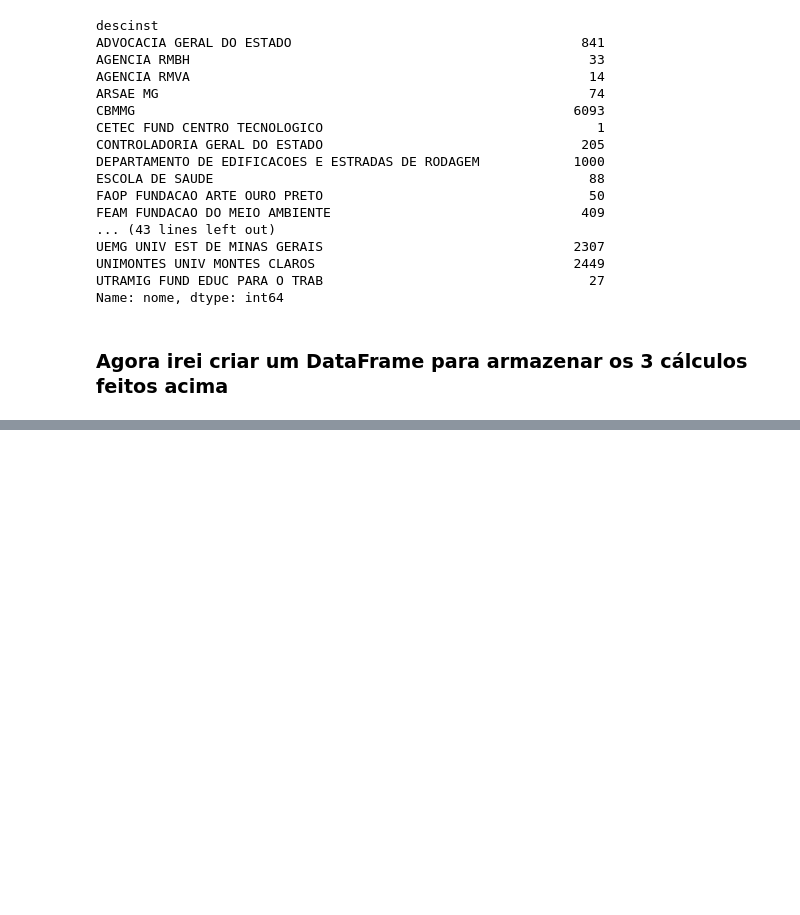
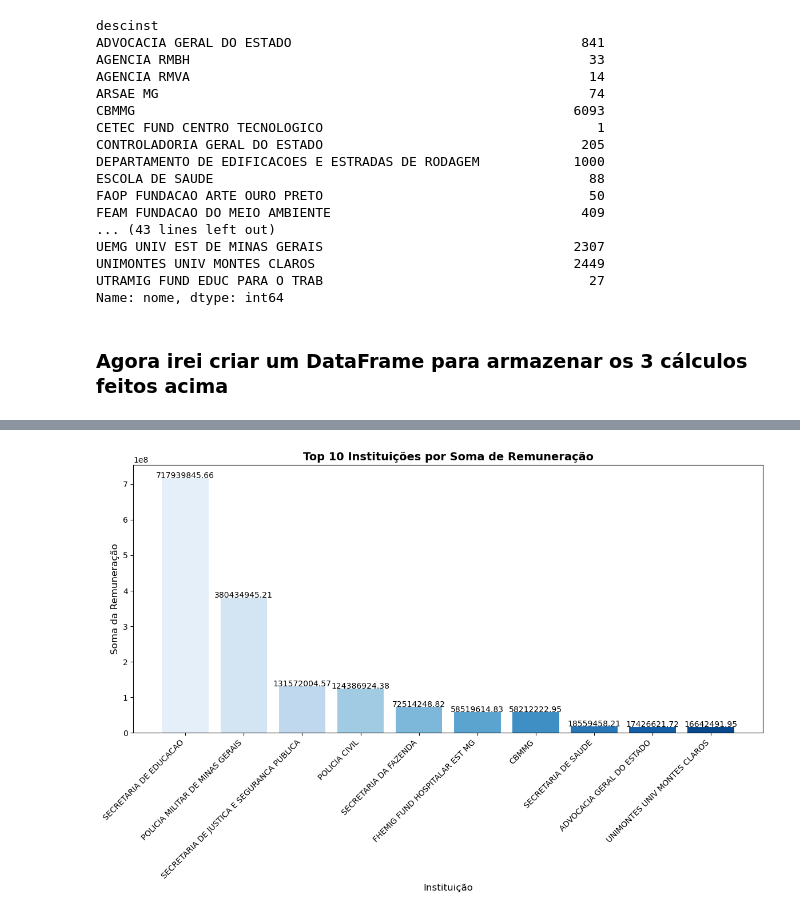
Before and after one commit to MichelleMapelli/estudo_Python, a Jupyter notebook: ServidoresMG_Abril_2024.ipynb, the cells around one changed output, grey strips where cells are left out. Cells and saved outputs as stored; diff of their text form; code cells hidden in the pictures; blank space fills up the shorter version.

Commit message:
Adicionado gráfico de barras

```diff
--- a/ServidoresMG_Abril_2024.ipynb
+++ b/ServidoresMG_Abril_2024.ipynb
@@ -125,3 +126,30 @@ df_resultado_descinst.head(5)
 | SECRETARIA DE JUSTICA E SEGURANCA... | 20722 | 6126.78 | 1.315720e+08 |
 | POLICIA CIVIL | 11977 | 8167.46 | 1.243869e+08 |
 | SECRETARIA DA FAZENDA | 2822 | 25511.35 | 7.251425e+07 |
+# %%
+# Selecionar os 10 primeiros resultados
+top_10 = df_resultado_descinst.head(10)
+
+#Definir uma paleta de cores de azul
+paleta = sns.color_palette("Blues", len(top_10))
+
+# Configurar o gráfico de barras
+plt.figure(figsize=(12, 8))
+plt.bar(top_10.index, top_10['soma_remuneracao'], color=paleta)
+
+# Adicionar títulos e rótulos
+plt.title('Top 10 Instituições por Soma de Remuneração', fontsize=14, fontweight='bold')
+plt.xlabel('Instituição', fontsize=12)
+plt.ylabel('Soma da Remuneração', fontsize=12)
+
+# Adicionar rótulos nas barras
+for i, value in enumerate(top_10['soma_remuneracao']):
+    plt.text(i, value + 10000, f'{value:.2f}', ha='center', fontsize=10)
+
+# Aprimirar Layout
+plt.xticks(rotation=45, ha='right')
+plt.tight_layout()
+
+# Mostrar gráfico
+# %% [output]
+[figure, added]
```
Also changed, not shown: parts of 2 cells of this notebook.
